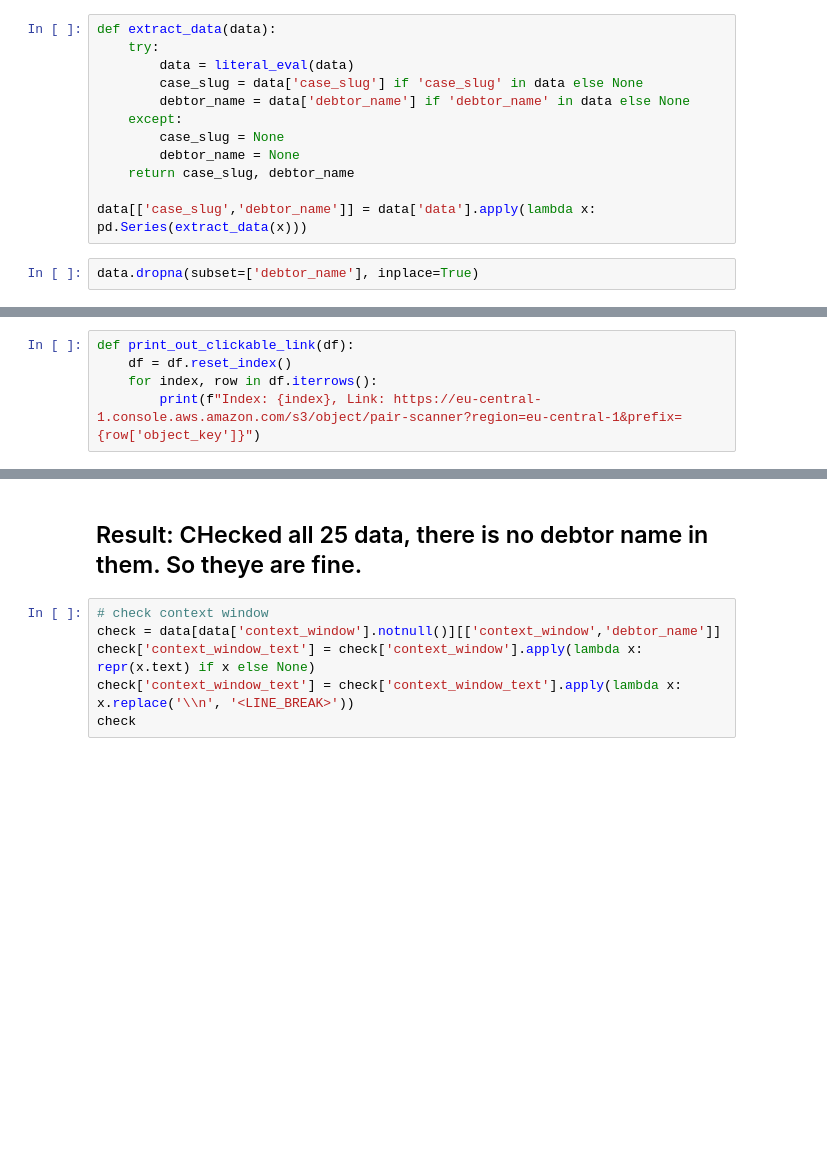
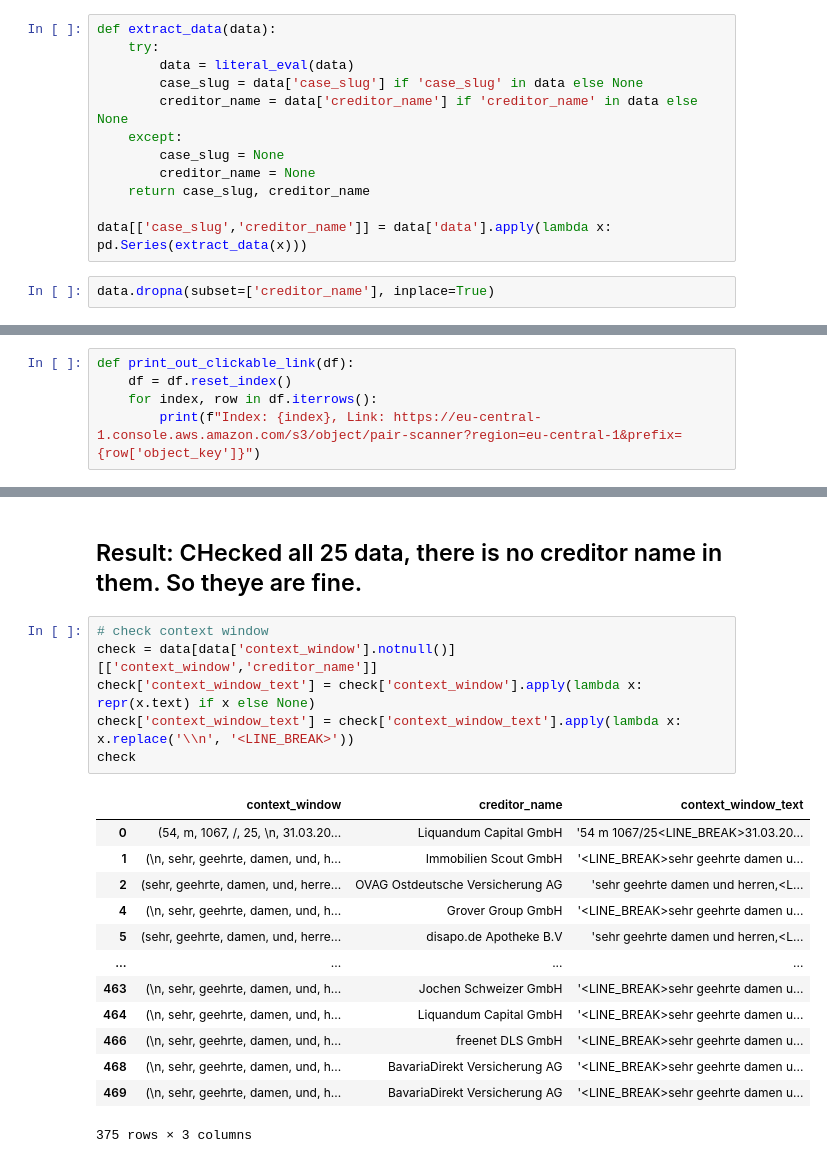
Before and after one commit to pair-finance/aftercourt_automation, a Jupyter notebook: notebooks/parameter_extraction/pfub-erlass/PFUB_CREDITOR_NAME_extraction.ipynb, the cells around one changed output, grey strips where cells are left out. Saved outputs shown, nothing was run; the diff lists cells and outputs as text; blank space fills up the shorter version.

```diff
--- a/notebooks/parameter_extraction/pfub-erlass/PFUB_CREDITOR_NAME_extraction.ipynb
+++ b/notebooks/parameter_extraction/pfub-erlass/PFUB_CREDITOR_NAME_extraction.ipynb
@@ -35,15 +37,15 @@ def extract_data(data):
     try:
         data = literal_eval(data)
         case_slug = data['case_slug'] if 'case_slug' in data else None
-        debtor_name = data['debtor_name'] if 'debtor_name' in data else None
+        creditor_name = data['creditor_name'] if 'creditor_name' in data else None
     except:
         case_slug = None
-        debtor_name = None
-    return case_slug, debtor_name
+        creditor_name = None
+    return case_slug, creditor_name
 
-data[['case_slug','debtor_name']] = data['data'].apply(lambda x: pd.Series(extract_data(x)))
+data[['case_slug','creditor_name']] = data['data'].apply(lambda x: pd.Series(extract_data(x)))
 # %%
-data.dropna(subset=['debtor_name'], inplace=True)
+data.dropna(subset=['creditor_name'], inplace=True)
 # %%
 data
 # %% [output]
@@ -302,8 +300,22 @@ print_out_clickable_link(context_window_none)
 # %% [markdown]
-## Result: CHecked all 25 data, there is no debtor name in them. So theye are fine.
+## Result: CHecked all 25 data, there is no creditor name in them. So theye are fine.
 # %%
 # check context window
-check = data[data['context_window'].notnull()][['context_window','debtor_name']]
+check = data[data['context_window'].notnull()][['context_window','creditor_name']]
 check['context_window_text'] = check['context_window'].apply(lambda x: repr(x.text) if x else None)
 check['context_window_text'] = check['context_window_text'].apply(lambda x: x.replace('\\n', '<LINE_BREAK>'))
 check
+# %% [output]
+|  | context_window | creditor_name | context_window_text |
+| 0 | (54, m, 1067, /, 25, \n, 31.03.20... | Liquandum Capital GmbH | '54 m 1067/25<LINE_BREAK>31.03.20... |
+| 1 | (\n, sehr, geehrte, damen, und, h... | Immobilien Scout GmbH | '<LINE_BREAK>sehr geehrte damen u... |
+| 2 | (sehr, geehrte, damen, und, herre... | OVAG Ostdeutsche Versicherung AG | 'sehr geehrte damen und herren,<L... |
+| 4 | (\n, sehr, geehrte, damen, und, h... | Grover Group GmbH | '<LINE_BREAK>sehr geehrte damen u... |
+| 5 | (sehr, geehrte, damen, und, herre... | disapo.de Apotheke B.V | 'sehr geehrte damen und herren,<L... |
+| ... | ... | ... | ... |
+| 463 | (\n, sehr, geehrte, damen, und, h... | Jochen Schweizer GmbH | '<LINE_BREAK>sehr geehrte damen u... |
+| 464 | (\n, sehr, geehrte, damen, und, h... | Liquandum Capital GmbH | '<LINE_BREAK>sehr geehrte damen u... |
+| 466 | (\n, sehr, geehrte, damen, und, h... | freenet DLS GmbH | '<LINE_BREAK>sehr geehrte damen u... |
+| 468 | (\n, sehr, geehrte, damen, und, h... | BavariaDirekt Versicherung AG | '<LINE_BREAK>sehr geehrte damen u... |
+| 469 | (\n, sehr, geehrte, damen, und, h... | BavariaDirekt Versicherung AG | '<LINE_BREAK>sehr geehrte damen u... |
+375 rows × 3 columns
```
Also changed, not shown: parts of 28 cells of this notebook.
